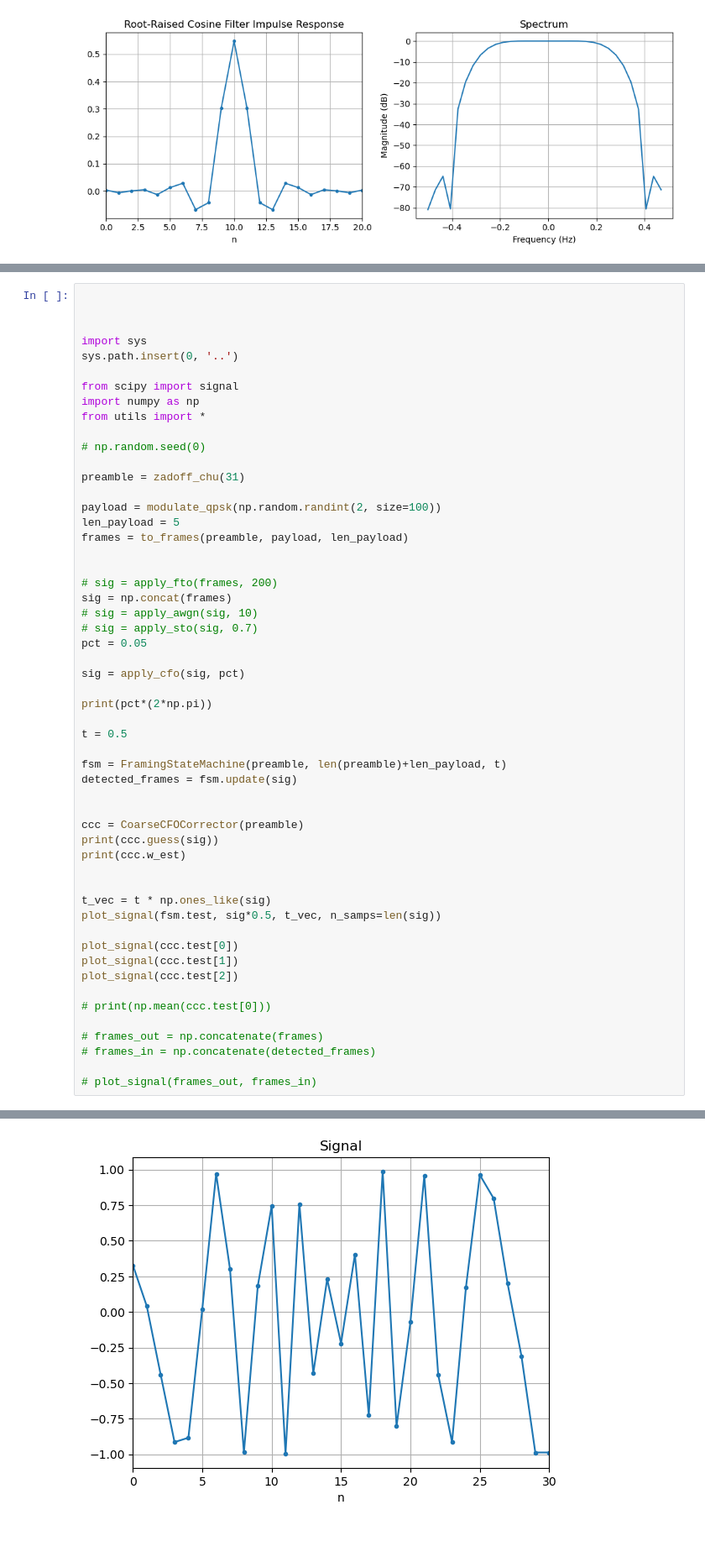
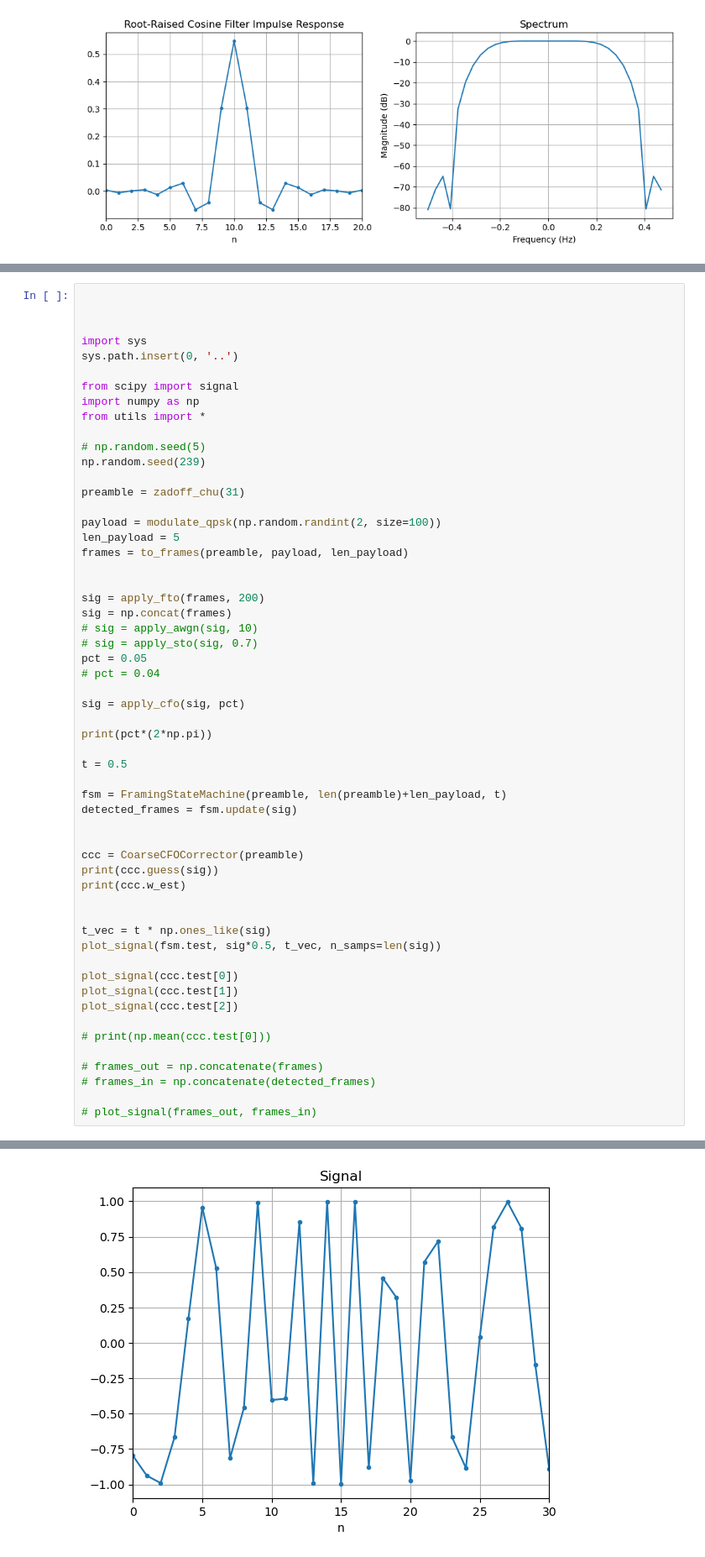
Before and after one commit to cddelong6626/sdr-notebooks, a Jupyter notebook: notebooks/qpsk_sim.ipynb, the cells around one changed output, grey strips where cells are left out. Shown at 84% size. Cells and saved outputs as stored; diff of their text form.

```diff
--- a/notebooks/qpsk_sim.ipynb
+++ b/notebooks/qpsk_sim.ipynb
@@ -383,7 +386,8 @@ from scipy import signal
 import numpy as np
 from utils import *
 
-# np.random.seed(0)
+# np.random.seed(5)
+np.random.seed(239)
 
 preamble = zadoff_chu(31)
 
@@ -392,11 +396,12 @@ len_payload = 5
 frames = to_frames(preamble, payload, len_payload)
 
 
-# sig = apply_fto(frames, 200)
+sig = apply_fto(frames, 200)
 sig = np.concat(frames)
 # sig = apply_awgn(sig, 10)
 # sig = apply_sto(sig, 0.7)
 pct = 0.05
+# pct = 0.04
 
 sig = apply_cfo(sig, pct)
 
@@ -435,4 +440,4 @@ True
-[figure, old version]
+[figure, new version]
 [figure]
 # %%
 pct = 0.05
```
Also changed, not shown: parts of 14 cells of this notebook, 1 other file.
